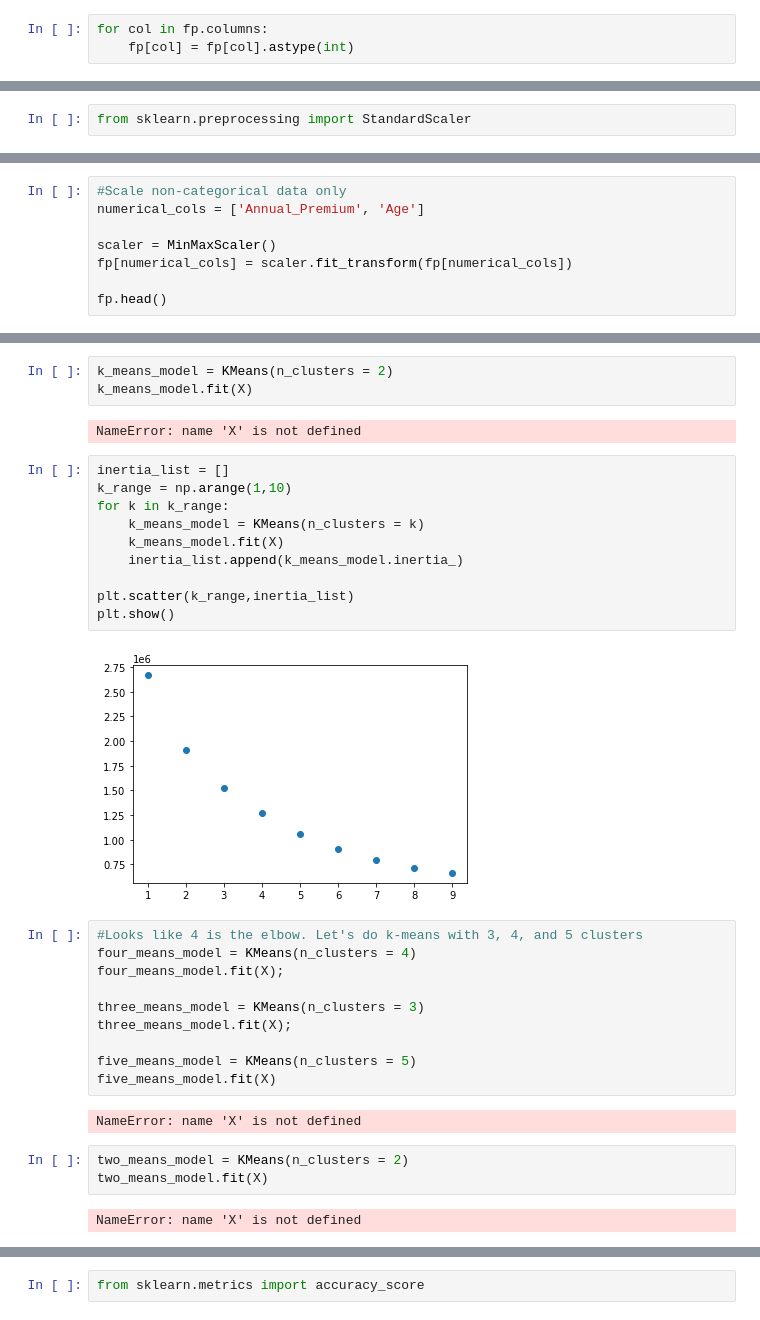
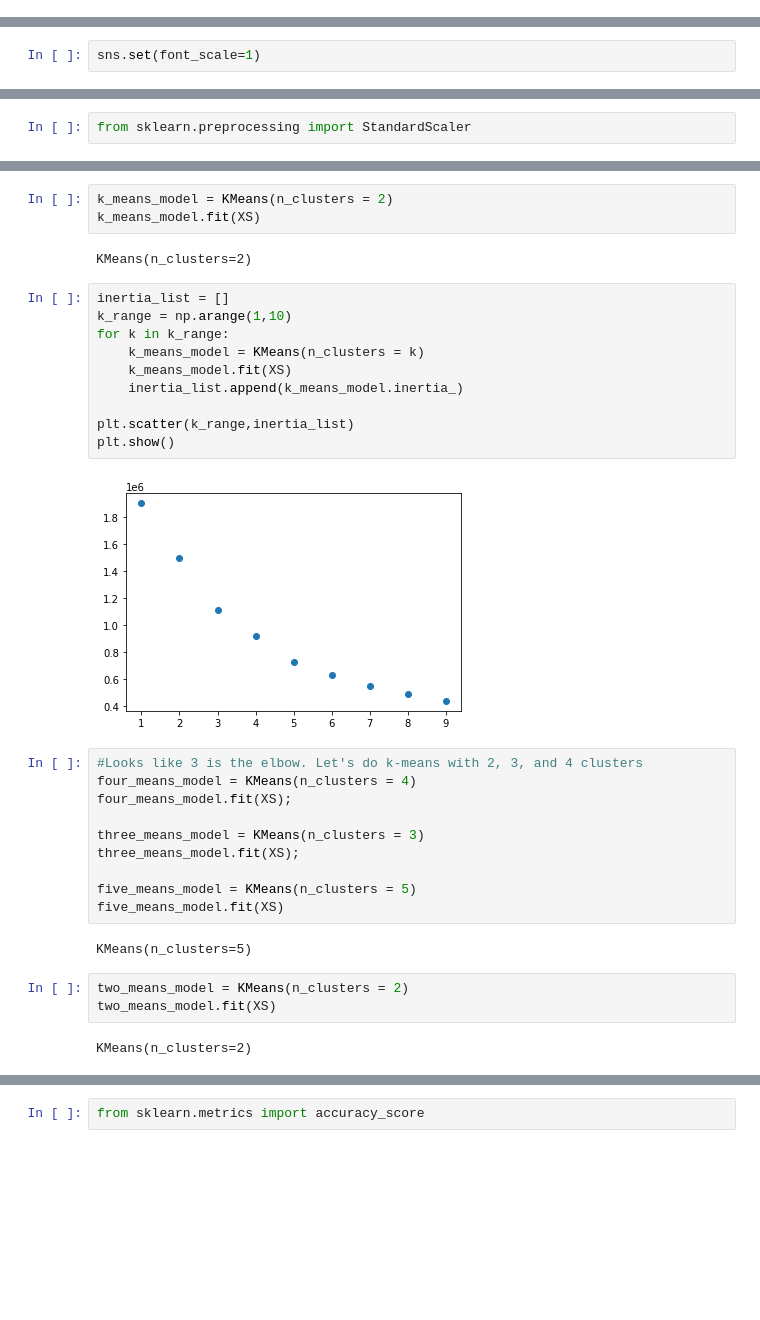
Before and after one commit to Kimjaso/Health-Insurance-Cross-sell, a Jupyter notebook: FinalProject.ipynb, the cells around one changed output, grey strips where cells are left out. Cells and saved outputs as stored; diff of their text form; blank space fills up the shorter version.

```diff
--- a/FinalProject.ipynb
+++ b/FinalProject.ipynb
@@ -113,8 +125,5 @@ Annual_Premium       -0.000608  0.022575
 Policy_Sales_Channel  0.000002 -0.139042
 Vintage               1.000000 -0.001050
 Response             -0.001050  1.000000
-# %%
-for col in fp.columns:
-    fp[col] = fp[col].astype(int)
 # %%
 del fp['Vintage']
@@ -121 +131,3 @@ del fp['Vintage']
+# %%
+sns.set(font_scale=1)
 # %%
@@ -152,8 +157,0 @@ XS = scaler.transform(fp[features_to_include])
-# %%
-#Scale non-categorical data only
-numerical_cols = ['Annual_Premium', 'Age']
-
-scaler = MinMaxScaler()
-fp[numerical_cols] = scaler.fit_transform(fp[numerical_cols])
-
-fp.head()
@@ -183,37 +174,37 @@ array([[-0.92154476,  0.33377727,  0.04620794, -0.91963797, -0.99029399,
 # %%
 k_means_model = KMeans(n_clusters = 2)
-k_means_model.fit(X)
+k_means_model.fit(XS)
 # %% [output]
-NameError: name 'X' is not defined
+KMeans(n_clusters=2)
 # %%
 inertia_list = []
 k_range = np.arange(1,10)
 for k in k_range:
     k_means_model = KMeans(n_clusters = k)
-    k_means_model.fit(X)
+    k_means_model.fit(XS)
     inertia_list.append(k_means_model.inertia_)
 
 plt.scatter(k_range,inertia_list)
 plt.show()
 # %% [output]
-[figure, old version]
+[figure, new version]
 # %%
-#Looks like 4 is the elbow. Let's do k-means with 3, 4, and 5 clusters
+#Looks like 3 is the elbow. Let's do k-means with 2, 3, and 4 clusters
 four_means_model = KMeans(n_clusters = 4)
-four_means_model.fit(X);
+four_means_model.fit(XS);
 
 three_means_model = KMeans(n_clusters = 3)
-three_means_model.fit(X);
+three_means_model.fit(XS);
 
 five_means_model = KMeans(n_clusters = 5)
-five_means_model.fit(X)
+five_means_model.fit(XS)
 # %% [output]
-NameError: name 'X' is not defined
+KMeans(n_clusters=5)
 # %%
 two_means_model = KMeans(n_clusters = 2)
-two_means_model.fit(X)
+two_means_model.fit(XS)
 # %% [output]
-NameError: name 'X' is not defined
+KMeans(n_clusters=2)
 # %%
 two_means_model.labels_
 # %% [output]
```
Also changed, not shown: parts of 155 cells of this notebook.
